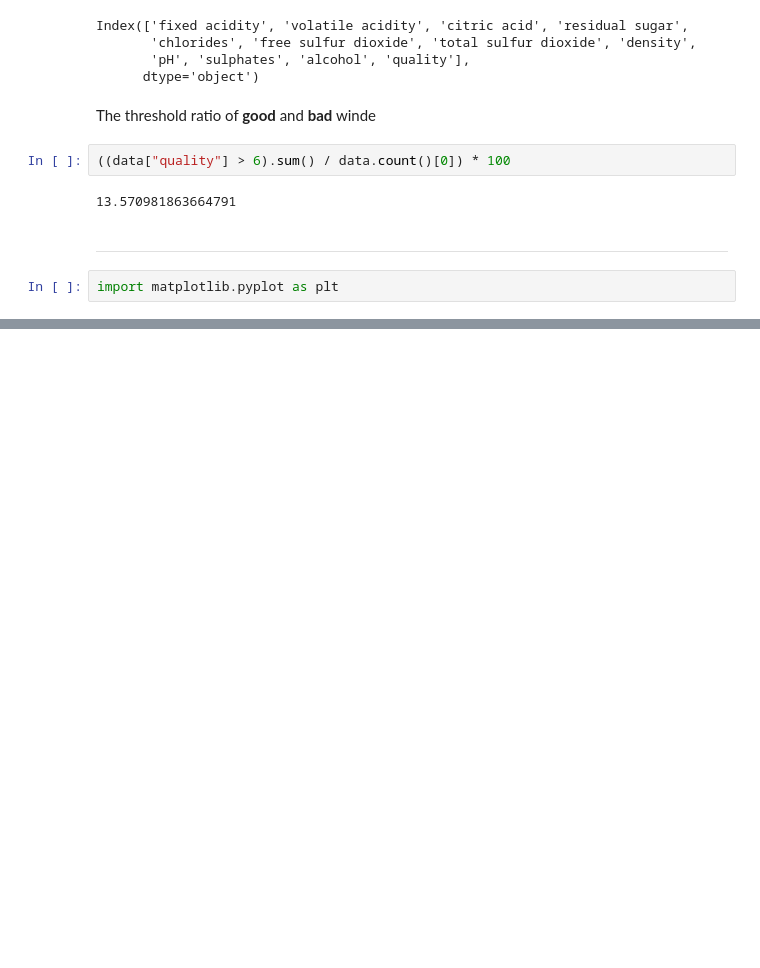
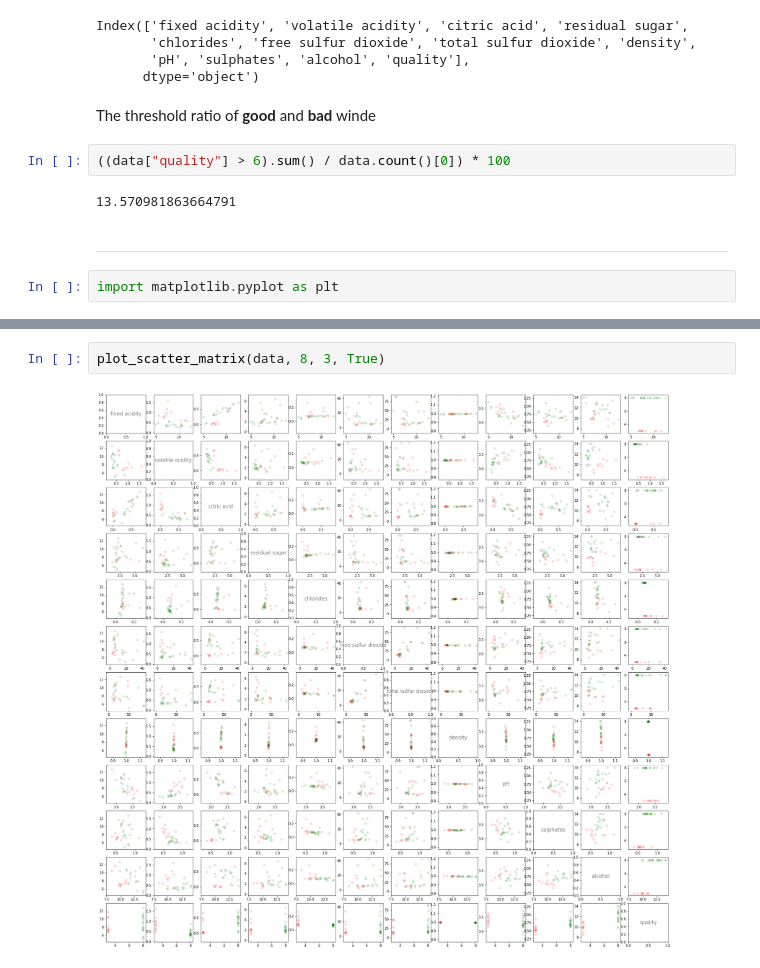
Before and after one commit to naamoonoo/ft_sommelier, a Jupyter notebook: ft_sommelier.ipynb, the cells around one changed output, grey strips where cells are left out. Cells and saved outputs as stored; diff of their text form; blank space fills up the shorter version.

```diff
--- a/ft_sommelier.ipynb
+++ b/ft_sommelier.ipynb
@@ -122,0 +119,4 @@ def plot_scatter_matrix(wind_data, good_threshold, bad_threshold, save_plot=Fals
+# %%
+plot_scatter_matrix(data, 8, 3, True)
+# %% [output]
+[figure, added]
```
Also changed, not shown: parts of 7 cells of this notebook, 1 other file.
